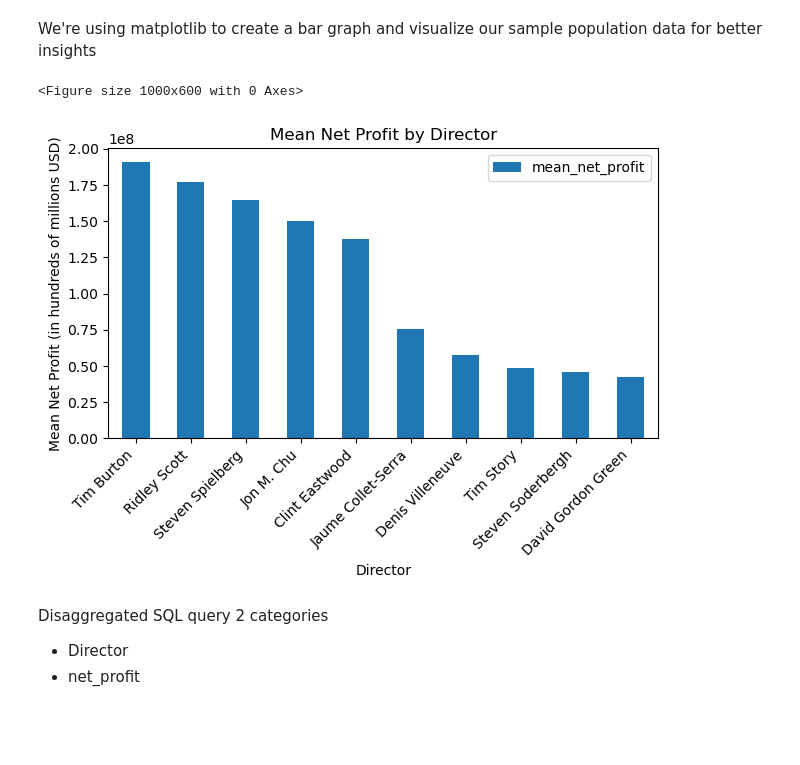
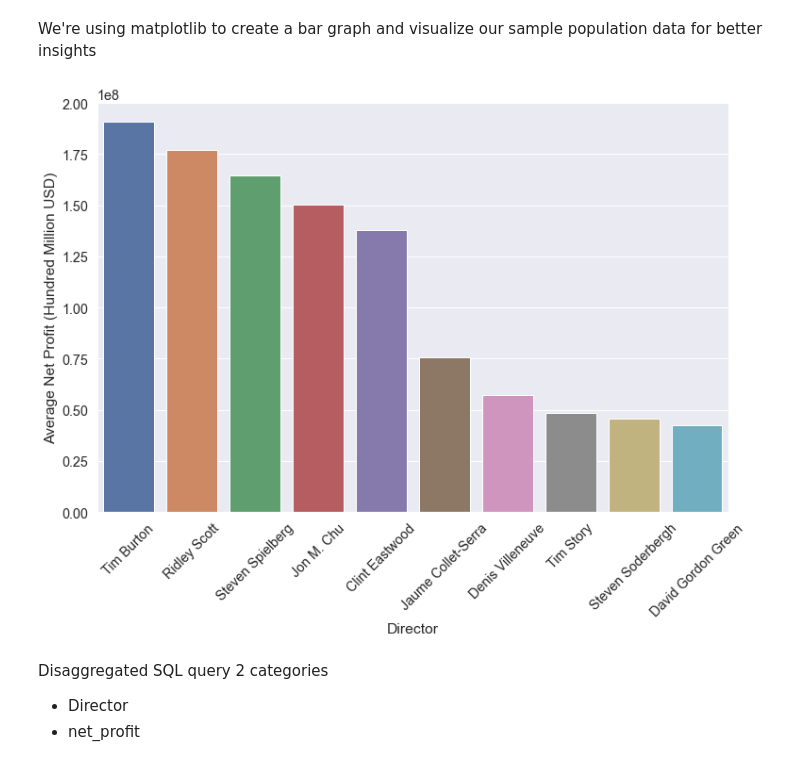
Before and after one commit to rolandrao/capstone-repo, a Jupyter notebook: notebooks/Walter Friedrich/walter_working_notebook.ipynb, the cells around one changed output. Saved outputs shown, nothing was run; the diff lists cells and outputs as text; code cells hidden in the pictures; blank space fills up the shorter version.

```diff
--- a/notebooks/Walter Friedrich/walter_working_notebook.ipynb
+++ b/notebooks/Walter Friedrich/walter_working_notebook.ipynb
@@ -51,18 +51,18 @@ director_AGG
 | 9 | David Gordon Green | 4.236483e+07 | 8 |
 # %% [markdown]
 We're using matplotlib to create a bar graph and visualize our sample population data for better insights
-# %%
-plt.figure(figsize=(10, 6))
-director_AGG.plot.bar(x='director', y='mean_net_profit')
-plt.title('Mean Net Profit by Director')
-plt.xlabel('Director')
-plt.ylabel('Mean Net Profit (in hundreds of millions USD)')
-plt.xticks(rotation=45, ha='right')
-plt.tight_layout()
-plt.show()
-# %% [output]
-<Figure size 1000x600 with 0 Axes>
-[figure, removed]
+# %%
+# mention multiple directors per movie
+# mention directors that are available
+sns.set(rc={
+    'figure.figsize':(12,8)
+    })
+sns.set(font_scale=1.3)
+director_plot = sns.barplot(data=director_AGG, x='director', y='mean_net_profit')
+director_plot.set(xlabel='Director', ylabel='Average Net Profit (Hundred Million USD)')
+director_plot.set_xticklabels(labels=director_AGG.director, rotation=45);
+# %% [output]
+[figure, added]
 # %% [markdown]
 Disaggregated SQL query
 2 categories
```
Also changed, not shown: parts of 2 cells of this notebook.
